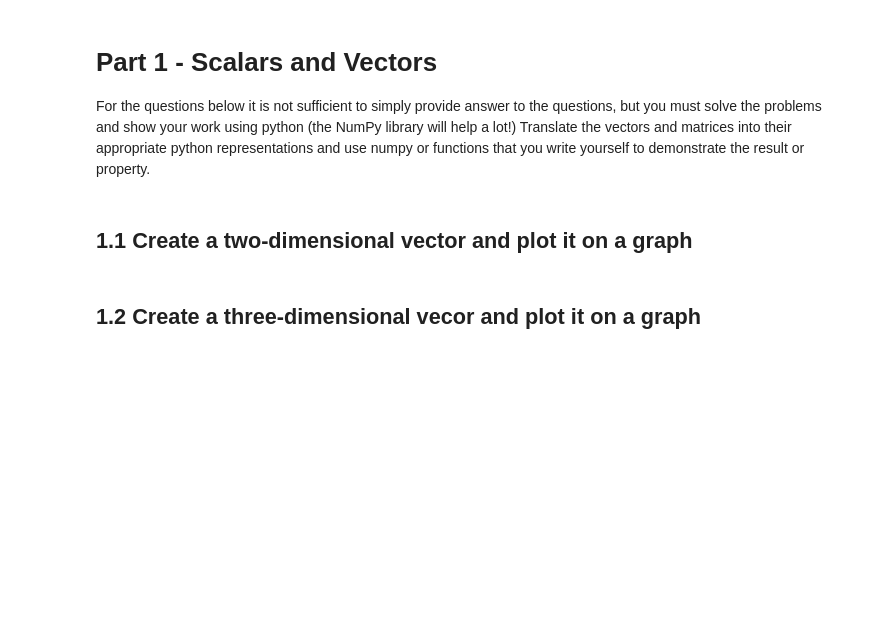
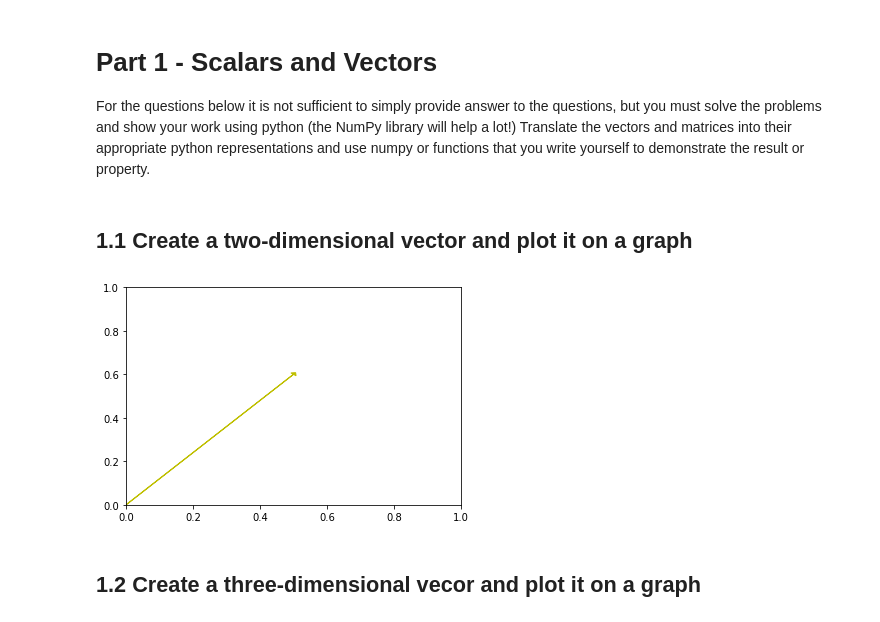
Before and after one commit to bloominstituteoftechnology/DS-Unit-1-Sprint-3-Linear-Algebra, a Jupyter notebook: module1-vectors-and-matrices/LS_DS_131_Vectors_and_Matrices_Assignment.ipynb, the cells around one changed output. Saved outputs shown, nothing was run; the diff lists cells and outputs as text; code cells hidden in the pictures; blank space fills up the shorter version.

```diff
--- a/module1-vectors-and-matrices/LS_DS_131_Vectors_and_Matrices_Assignment.ipynb
+++ b/module1-vectors-and-matrices/LS_DS_131_Vectors_and_Matrices_Assignment.ipynb
@@ -7,2 +14,12 @@ For the questions below it is not sufficient to simply provide answer to the que
+# %%
+p = ([.5, .6])
+
+
+plt.arrow(0, 0, .5, .6, head_width=.02, head_length=0.01, color = 'y')
+
+
+plt.show()
+# %% [output]
+[figure, added]
 # %% [markdown]
 ## 1.2 Create a three-dimensional vecor and plot it on a graph
```
Also changed, not shown: parts of 29 cells of this notebook.
